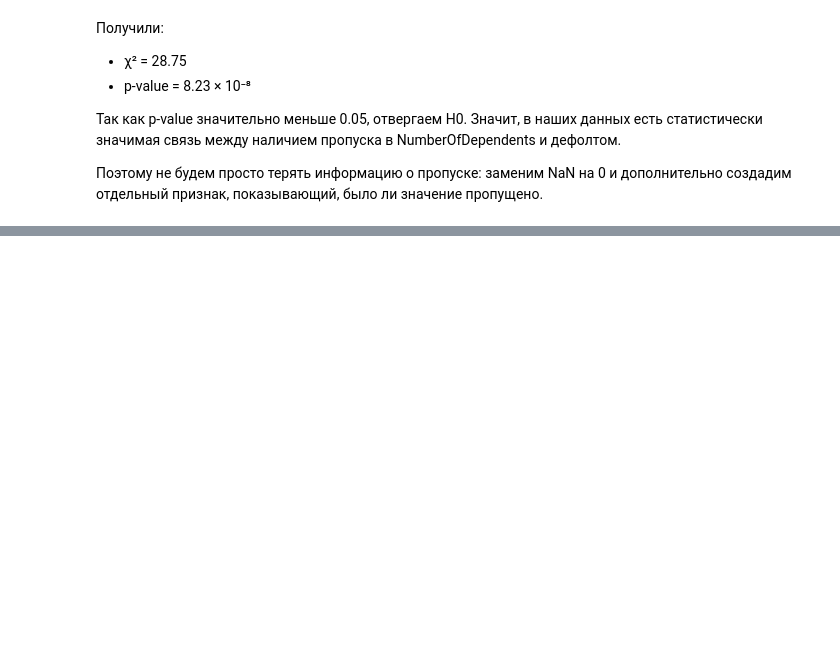
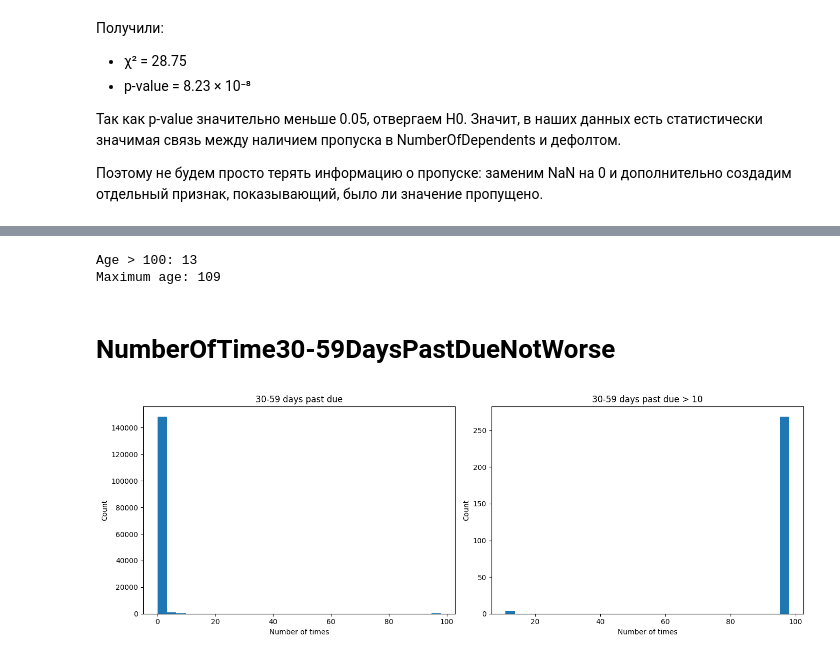
Before and after one commit to GiannisAnte/credit-scoring-case, a Jupyter notebook: credit_scoring_case.ipynb, the cells around one changed output, grey strips where cells are left out. Cells and saved outputs as stored; diff of their text form; code cells hidden in the pictures; blank space fills up the shorter version.

```diff
--- a/credit_scoring_case.ipynb
+++ b/credit_scoring_case.ipynb
@@ -356,0 +471,36 @@ memory usage: 16.0 MB
+# %%
+print("Age > 100:", (df["age"] > 100).sum())
+print("Maximum age:", df["age"].max())
+# %% [output]
+Age > 100: 13
+Maximum age: 109
+# %% [markdown]
+# NumberOfTime30-59DaysPastDueNotWorse
+# %%
+
+fig, axes = plt.subplots(1, 2, figsize=(14, 5))
+
+
+axes[0].hist(
+    df["NumberOfTime30-59DaysPastDueNotWorse"],
+    bins=30
+)
+axes[0].set_title("30-59 days past due")
+axes[0].set_xlabel("Number of times")
+axes[0].set_ylabel("Count")
+
+axes[1].hist(
+    df.loc[
+        df["NumberOfTime30-59DaysPastDueNotWorse"] > 10,
+        "NumberOfTime30-59DaysPastDueNotWorse"
+    ],
+    bins=30
+)
+axes[1].set_title("30-59 days past due > 10")
+axes[1].set_xlabel("Number of times")
+axes[1].set_ylabel("Count")
+
+plt.tight_layout()
+plt.show()
+# %% [output]
+[figure, added]
```
Also changed, not shown: parts of 35 cells of this notebook.
